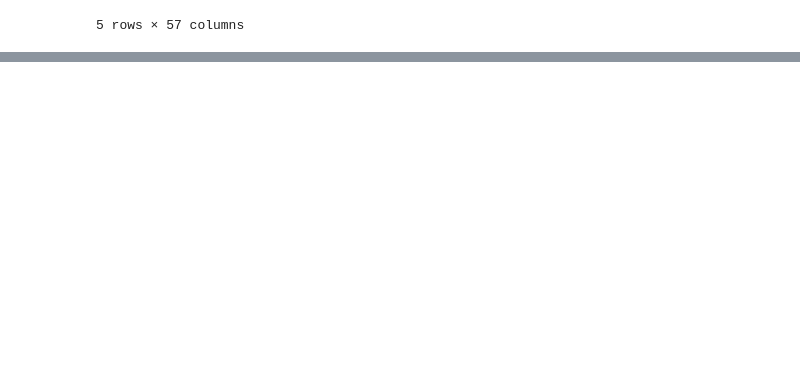
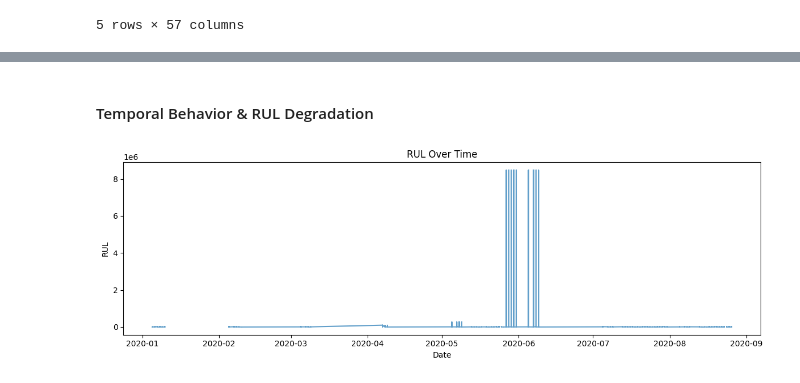
Before and after one commit to axeltanjung/rul_casting_machine, a Jupyter notebook: notebooks/01_eda.ipynb, the cells around one changed output, grey strips where cells are left out. Saved outputs shown, nothing was run; the diff lists cells and outputs as text; code cells hidden in the pictures; blank space fills up the shorter version.

```diff
--- a/notebooks/01_eda.ipynb
+++ b/notebooks/01_eda.ipynb
@@ -22,0 +125,12 @@ df_rul.head()
+# %% [markdown]
+#### Temporal Behavior & RUL Degradation
+# %%
+plt.figure(figsize=(12, 4))
+plt.plot(df["date"], df["RUL"], alpha=0.7)
+plt.title("RUL Over Time")
+plt.xlabel("Date")
+plt.ylabel("RUL")
+plt.tight_layout()
+plt.show()
+# %% [output]
+[figure, added]
```
Also changed, not shown: parts of 43 cells of this notebook, 2 other files.
